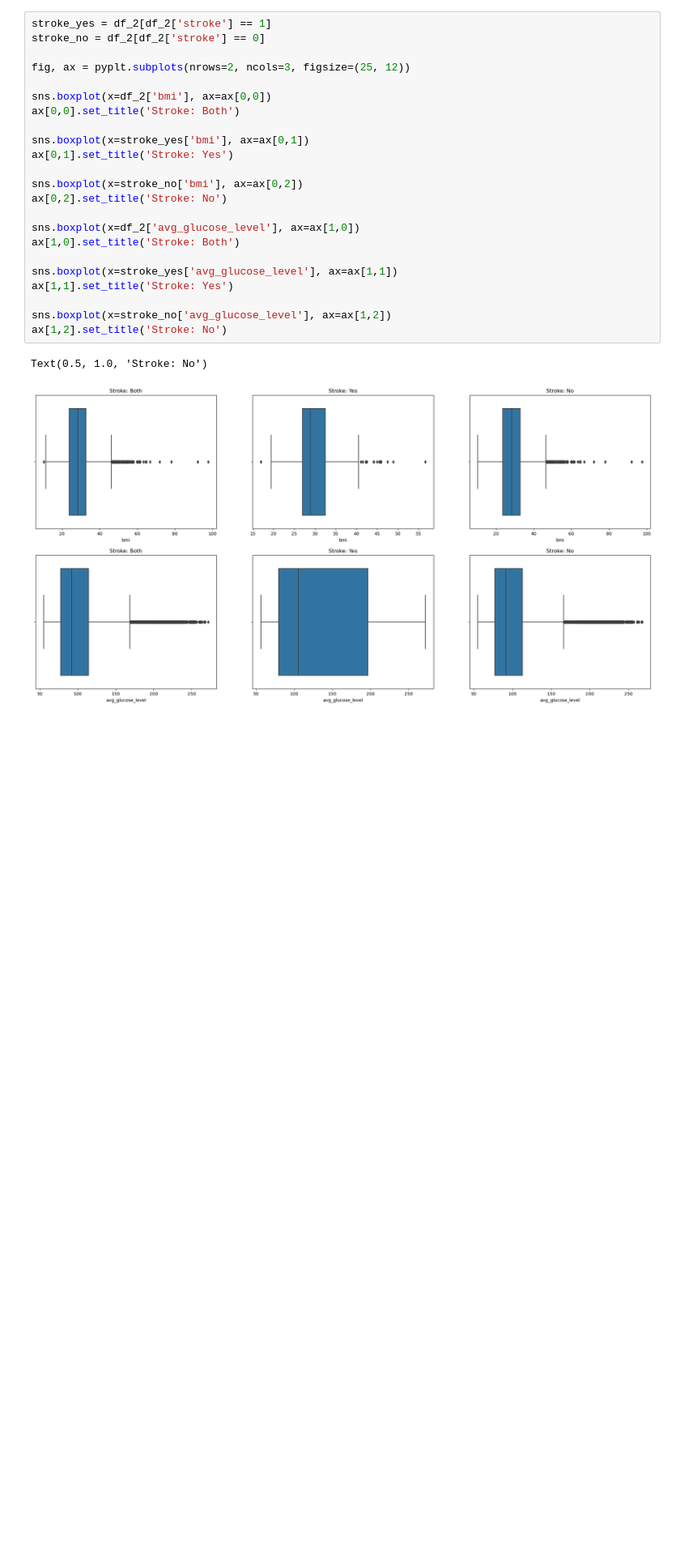
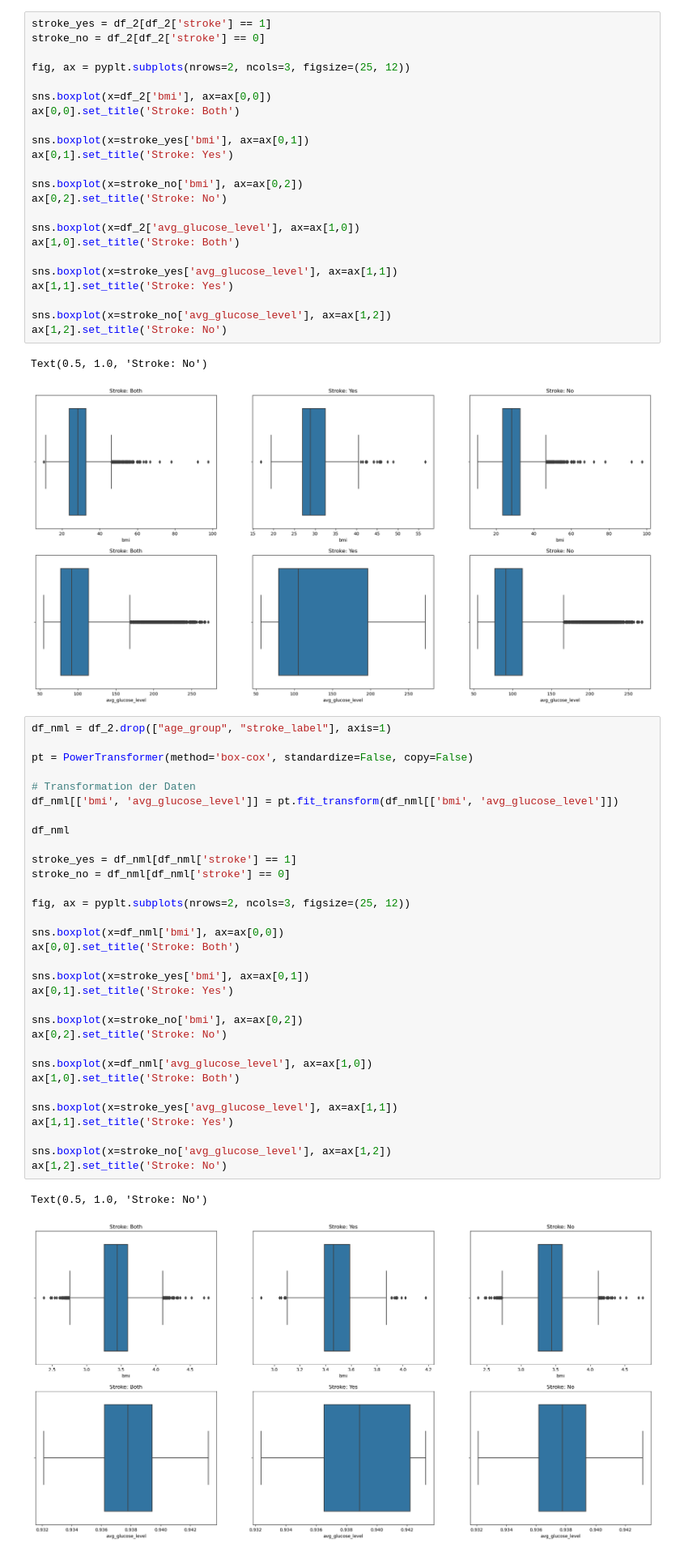
Before and after one commit to lukas-stamm/data-exploration-project, a Jupyter notebook: source_code.ipynb, the cells around one changed output. Shown at 81% size. Drawn from its saved outputs; the diff is of its cells as text; blank space fills up the shorter version.

```diff
--- a/source_code.ipynb
+++ b/source_code.ipynb
@@ -434,3 +435,38 @@ ax[1,2].set_title('Stroke: No')
 # %% [output]
 Text(0.5, 1.0, 'Stroke: No')
 [figure]
+# %%
+df_nml = df_2.drop(["age_group", "stroke_label"], axis=1)
+
+pt = PowerTransformer(method='box-cox', standardize=False, copy=False)
+
+# Transformation der Daten
+df_nml[['bmi', 'avg_glucose_level']] = pt.fit_transform(df_nml[['bmi', 'avg_glucose_level']])
+
+df_nml
+
+stroke_yes = df_nml[df_nml['stroke'] == 1]
+stroke_no = df_nml[df_nml['stroke'] == 0]
+
+fig, ax = pyplt.subplots(nrows=2, ncols=3, figsize=(25, 12))
+
+sns.boxplot(x=df_nml['bmi'], ax=ax[0,0])
+ax[0,0].set_title('Stroke: Both')
+
+sns.boxplot(x=stroke_yes['bmi'], ax=ax[0,1])
+ax[0,1].set_title('Stroke: Yes')
+
+sns.boxplot(x=stroke_no['bmi'], ax=ax[0,2])
+ax[0,2].set_title('Stroke: No')
+
+sns.boxplot(x=df_nml['avg_glucose_level'], ax=ax[1,0])
+ax[1,0].set_title('Stroke: Both')
+
+sns.boxplot(x=stroke_yes['avg_glucose_level'], ax=ax[1,1])
+ax[1,1].set_title('Stroke: Yes')
+
+sns.boxplot(x=stroke_no['avg_glucose_level'], ax=ax[1,2])
+ax[1,2].set_title('Stroke: No')
+# %% [output]
+Text(0.5, 1.0, 'Stroke: No')
+[figure, added]
```
Also changed, not shown: parts of 1 cell of this notebook.
